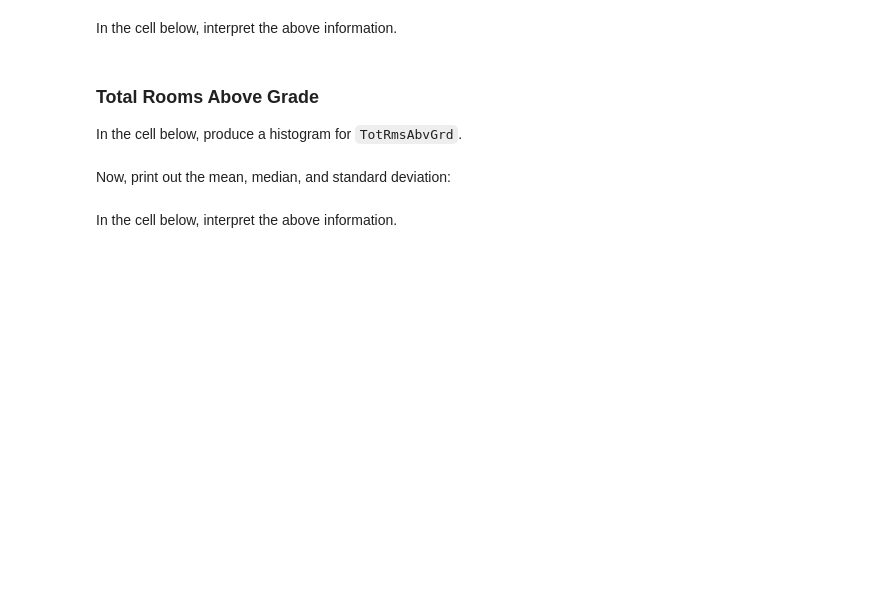
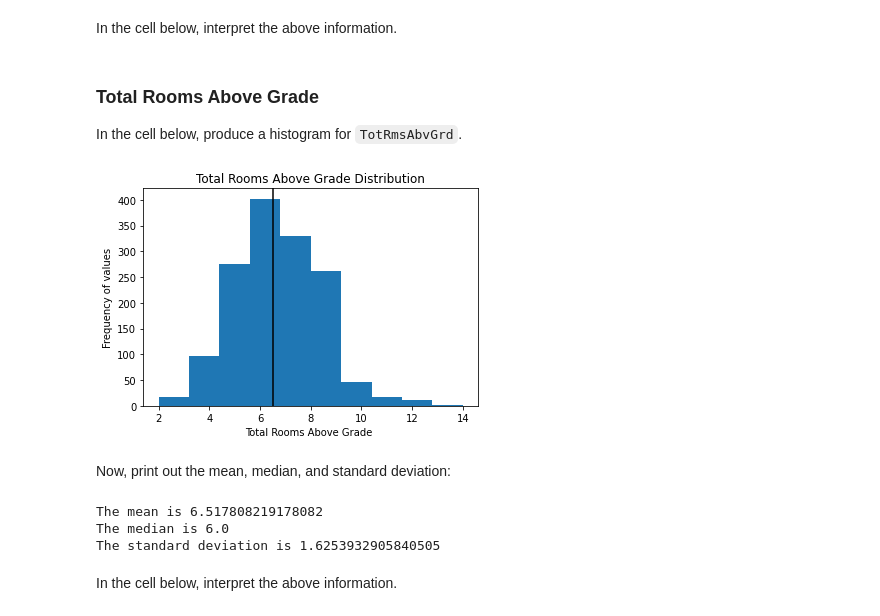
Before and after one commit to OswaldCc/dsc-pandas-eda-lab, a Jupyter notebook: index.ipynb, the cells around one changed output. Drawn from its saved outputs; the diff is of its cells as text; code cells hidden in the pictures; blank space fills up the shorter version.

Commit message:
calculations and plots done

```diff
--- a/index.ipynb
+++ b/index.ipynb
@@ -206,2 +204,14 @@ In the cell below, produce a histogram for `TotRmsAbvGrd`.
+# %%
+# Your code here
+tot_rms_abv_grd=df['TotRmsAbvGrd']
+fig, ax=plt.subplots()
+ax.hist(tot_rms_abv_grd)
+ax.set_title('Total Rooms Above Grade Distribution')
+ax.set_xlabel('Total Rooms Above Grade ')
+ax.set_ylabel('Frequency of values')
+plt.axvline(x=tot_rms_abv_grd.mean(), color='black')
+plt.show()
+# %% [output]
+[figure, added]
 # %% [markdown]
 Now, print out the mean, median, and standard deviation:
@@ -210,3 +218,16 @@ Now, print out the mean, median, and standard deviation:
+# %%
+# Your code here
+
+tot_rms_abv_grd_mean=tot_rms_abv_grd.mean()
+tot_rms_abv_grd_median=tot_rms_abv_grd.median()
+tot_rms_abv_grd_std=tot_rms_abv_grd.std()
+print('The mean is {}'.format(tot_rms_abv_grd_mean))
+print('The median is {}'.format(tot_rms_abv_grd_median))
+print('The standard deviation is {}'.format(tot_rms_abv_grd_std))
+# %% [output]
+The mean is 6.517808219178082
+The median is 6.0
+The standard deviation is 1.6253932905840505
 # %% [markdown]
 In the cell below, interpret the above information.
 # %%
```
Also changed, not shown: parts of 15 cells of this notebook.
